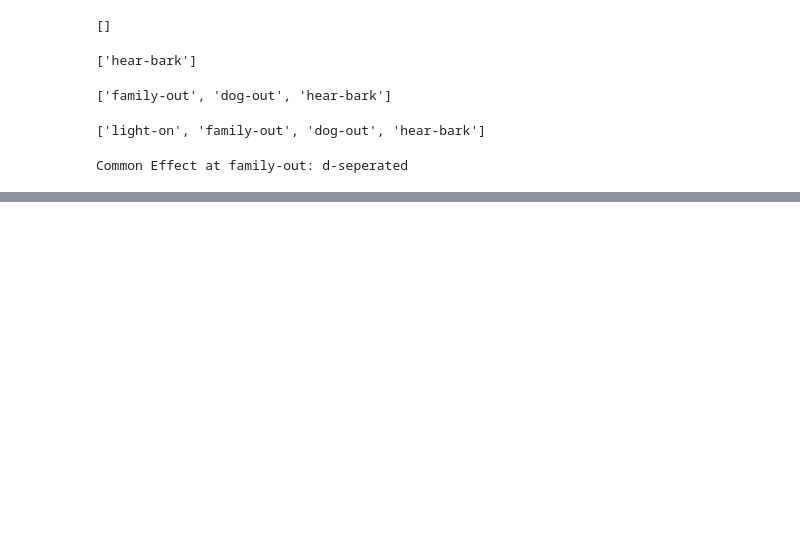
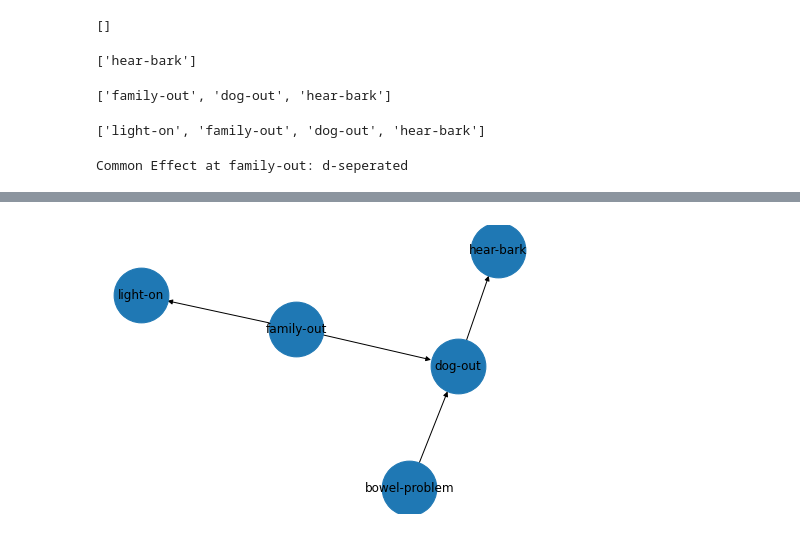
Before and after one commit to ju2ez/KR21_project2, a Jupyter notebook: tests.ipynb, the cells around one changed output, grey strips where cells are left out. Saved outputs shown, nothing was run; the diff lists cells and outputs as text; code cells hidden in the pictures; blank space fills up the shorter version.

```diff
--- a/tests.ipynb
+++ b/tests.ipynb
@@ -116,0 +118,4 @@ False
+# %%
+net.draw_structure()
+# %% [output]
+[figure, added]
```
Also changed, not shown: parts of 10 cells of this notebook, 2 other files.
